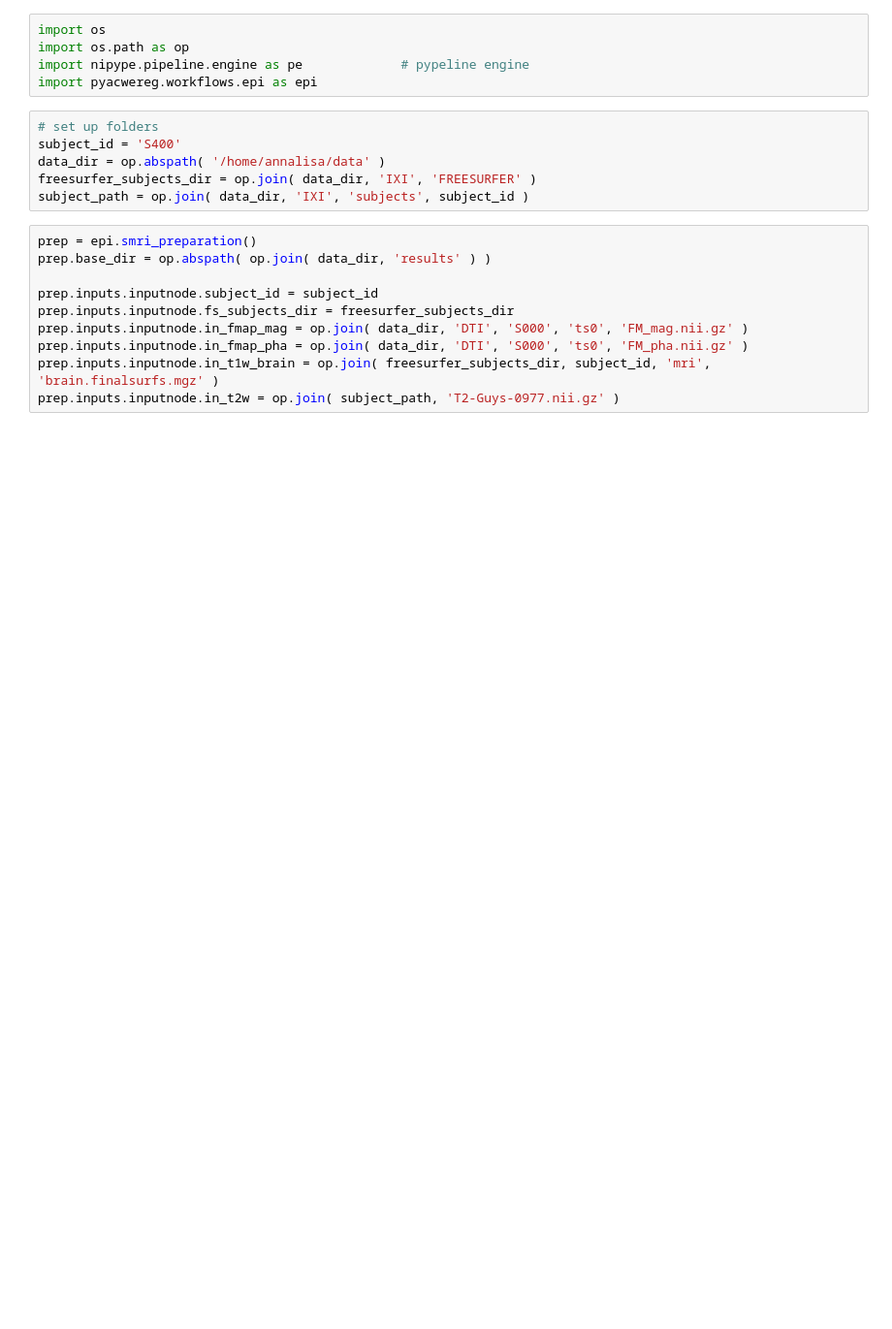
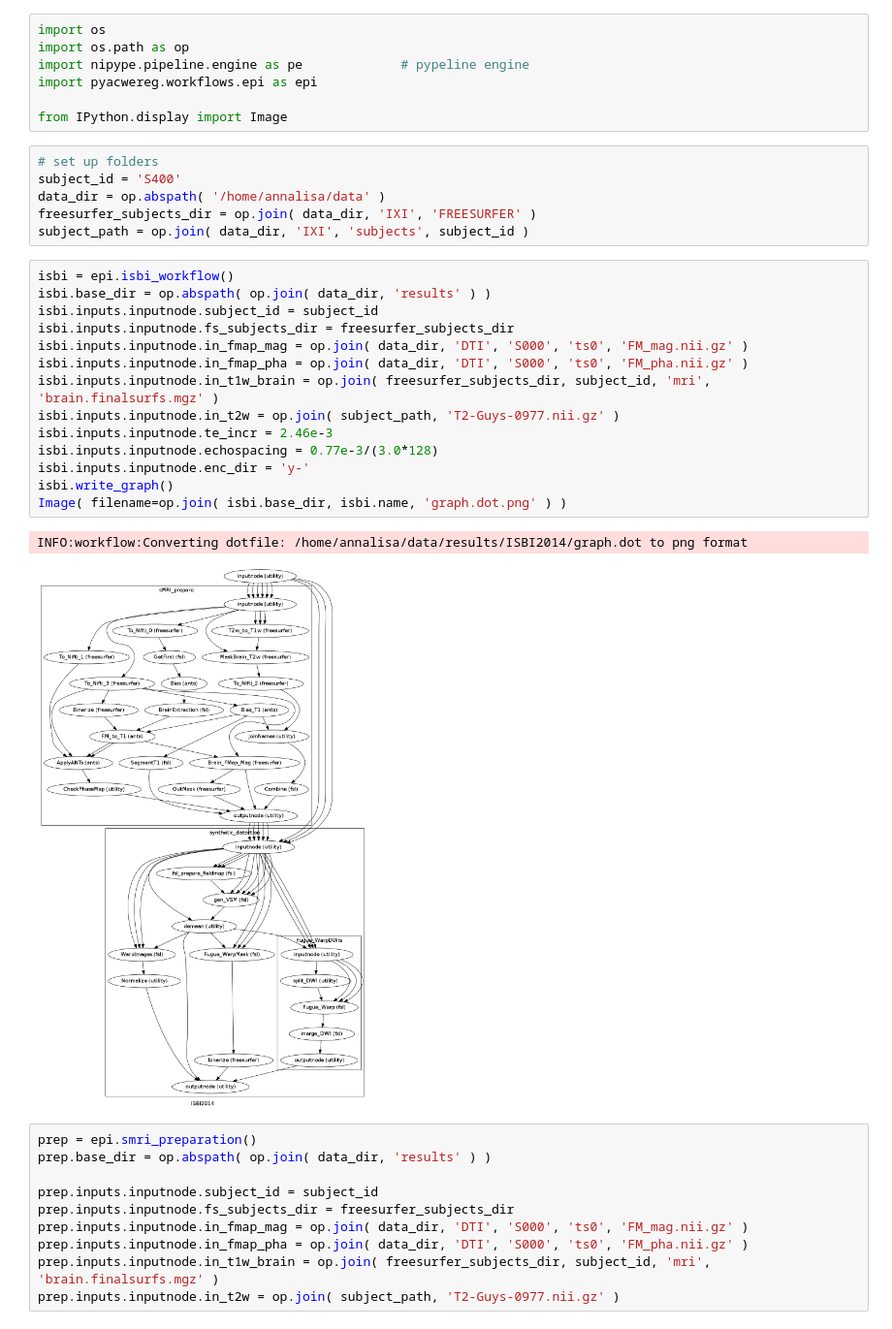
Before and after one commit to oesteban/RegSeg, a Jupyter notebook: Scripts/pyacwereg/notebooks/ISBI14_On_real_images.ipynb, the cells around one changed output. Shown: that part at 97% size. Cells and saved outputs as stored; diff of their text form; blank space fills up the shorter version.

Commit message:
Added ISBI workflow adaptation
Close #117

```diff
--- a/Scripts/pyacwereg/notebooks/ISBI14_On_real_images.ipynb
+++ b/Scripts/pyacwereg/notebooks/ISBI14_On_real_images.ipynb
@@ -3,12 +3,31 @@ import os
 import os.path as op
 import nipype.pipeline.engine as pe             # pypeline engine
 import pyacwereg.workflows.epi as epi
+
+from IPython.display import Image
 # %%
 # set up folders
 subject_id = 'S400'
 data_dir = op.abspath( '/home/annalisa/data' )
 freesurfer_subjects_dir = op.join( data_dir, 'IXI', 'FREESURFER' )
 subject_path = op.join( data_dir, 'IXI', 'subjects', subject_id )
+# %%
+isbi = epi.isbi_workflow()
+isbi.base_dir = op.abspath( op.join( data_dir, 'results' ) )
+isbi.inputs.inputnode.subject_id = subject_id
+isbi.inputs.inputnode.fs_subjects_dir = freesurfer_subjects_dir
+isbi.inputs.inputnode.in_fmap_mag = op.join( data_dir, 'DTI', 'S000', 'ts0', 'FM_mag.nii.gz' )
+isbi.inputs.inputnode.in_fmap_pha = op.join( data_dir, 'DTI', 'S000', 'ts0', 'FM_pha.nii.gz' )
+isbi.inputs.inputnode.in_t1w_brain = op.join( freesurfer_subjects_dir, subject_id, 'mri', 'brain.finalsurfs.mgz' )
+isbi.inputs.inputnode.in_t2w = op.join( subject_path, 'T2-Guys-0977.nii.gz' )
+isbi.inputs.inputnode.te_incr = 2.46e-3
+isbi.inputs.inputnode.echospacing = 0.77e-3/(3.0*128)
+isbi.inputs.inputnode.enc_dir = 'y-'
+isbi.write_graph()
+Image( filename=op.join( isbi.base_dir, isbi.name, 'graph.dot.png' ) )
+# %% [output]
+INFO:workflow:Converting dotfile: /home/annalisa/data/results/ISBI2014/graph.dot to png format
+[figure, added]
 # %%
 prep = epi.smri_preparation()
 prep.base_dir = op.abspath( op.join( data_dir, 'results' ) )
```
Also changed, not shown: parts of 2 cells of this notebook, 1 other file.
